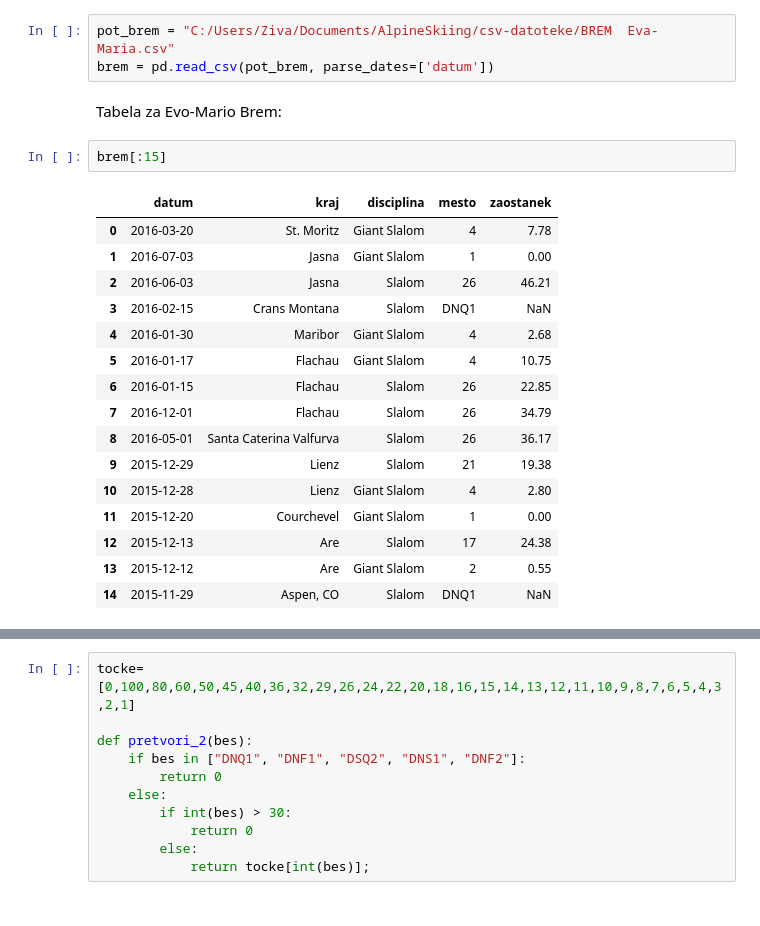
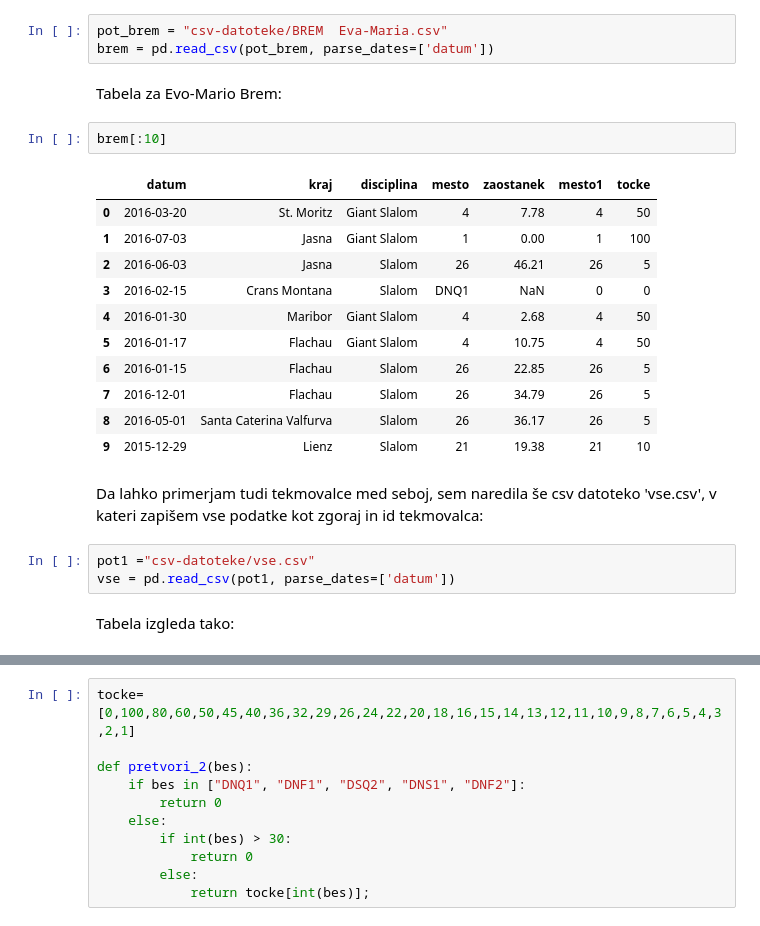
Before and after one commit to ZivaUrbancic/AlpskoSmucanje, a Jupyter notebook: obdelava_podatkov.ipynb, the cells around one changed output, grey strips where cells are left out. Saved outputs shown, nothing was run; the diff lists cells and outputs as text.

```diff
--- a/obdelava_podatkov.ipynb
+++ b/obdelava_podatkov.ipynb
@@ -43,26 +43,28 @@ smucarji[:10]
 # %% [markdown]
 Nato sem za vsakega od tekmovalcev s strani z njegovimi rezultati (npr. [Eva-Maria Brem](http://data.fis-ski.com/dynamic/athlete-biography.html?sector=AL&listid=&competitorid=94808&type=result&rec_start=0&limit=100)) pobrala podatke o vsaki tekmi: datum, prizorišče, disciplino, uvrstitev, zaostanek.
 # %%
-pot_brem = "C:/Users/Ziva/Documents/AlpineSkiing/csv-datoteke/BREM  Eva-Maria.csv"
+pot_brem = "csv-datoteke/BREM  Eva-Maria.csv"
 brem = pd.read_csv(pot_brem, parse_dates=['datum'])
 # %% [markdown]
 Tabela za Evo-Mario Brem:
 # %%
-brem[:15]
+brem[:10]
 # %% [output]
-|  | datum | kraj | disciplina | mesto | zaostanek |
-| 0 | 2016-03-20 | St. Moritz | Giant Slalom | 4 | 7.78 |
-| 1 | 2016-07-03 | Jasna | Giant Slalom | 1 | 0.00 |
-| 2 | 2016-06-03 | Jasna | Slalom | 26 | 46.21 |
-| 3 | 2016-02-15 | Crans Montana | Slalom | DNQ1 | NaN |
-| 4 | 2016-01-30 | Maribor | Giant Slalom | 4 | 2.68 |
-| 5 | 2016-01-17 | Flachau | Giant Slalom | 4 | 10.75 |
-| 6 | 2016-01-15 | Flachau | Slalom | 26 | 22.85 |
-| 7 | 2016-12-01 | Flachau | Slalom | 26 | 34.79 |
-| 8 | 2016-05-01 | Santa Caterina Valfurva | Slalom | 26 | 36.17 |
-| 9 | 2015-12-29 | Lienz | Slalom | 21 | 19.38 |
-| 10 | 2015-12-28 | Lienz | Giant Slalom | 4 | 2.80 |
-| 11 | 2015-12-20 | Courchevel | Giant Slalom | 1 | 0.00 |
-| 12 | 2015-12-13 | Are | Slalom | 17 | 24.38 |
-| 13 | 2015-12-12 | Are | Giant Slalom | 2 | 0.55 |
-| 14 | 2015-11-29 | Aspen, CO | Slalom | DNQ1 | NaN |
+|  | datum | kraj | disciplina | mesto | zaostanek | mesto1 | tocke |
+| 0 | 2016-03-20 | St. Moritz | Giant Slalom | 4 | 7.78 | 4 | 50 |
+| 1 | 2016-07-03 | Jasna | Giant Slalom | 1 | 0.00 | 1 | 100 |
+| 2 | 2016-06-03 | Jasna | Slalom | 26 | 46.21 | 26 | 5 |
+| 3 | 2016-02-15 | Crans Montana | Slalom | DNQ1 | NaN | 0 | 0 |
+| 4 | 2016-01-30 | Maribor | Giant Slalom | 4 | 2.68 | 4 | 50 |
+| 5 | 2016-01-17 | Flachau | Giant Slalom | 4 | 10.75 | 4 | 50 |
+| 6 | 2016-01-15 | Flachau | Slalom | 26 | 22.85 | 26 | 5 |
+| 7 | 2016-12-01 | Flachau | Slalom | 26 | 34.79 | 26 | 5 |
+| 8 | 2016-05-01 | Santa Caterina Valfurva | Slalom | 26 | 36.17 | 26 | 5 |
+| 9 | 2015-12-29 | Lienz | Slalom | 21 | 19.38 | 21 | 10 |
+# %% [markdown]
+Da lahko primerjam tudi tekmovalce med seboj, sem naredila še csv datoteko 'vse.csv', v kateri zapišem vse podatke kot zgoraj in id tekmovalca:
+# %%
+pot1 ="csv-datoteke/vse.csv"
+vse = pd.read_csv(pot1, parse_dates=['datum'])
+# %% [markdown]
+Tabela izgleda tako:
```
Also changed, not shown: parts of 63 cells of this notebook, 2 other files.
